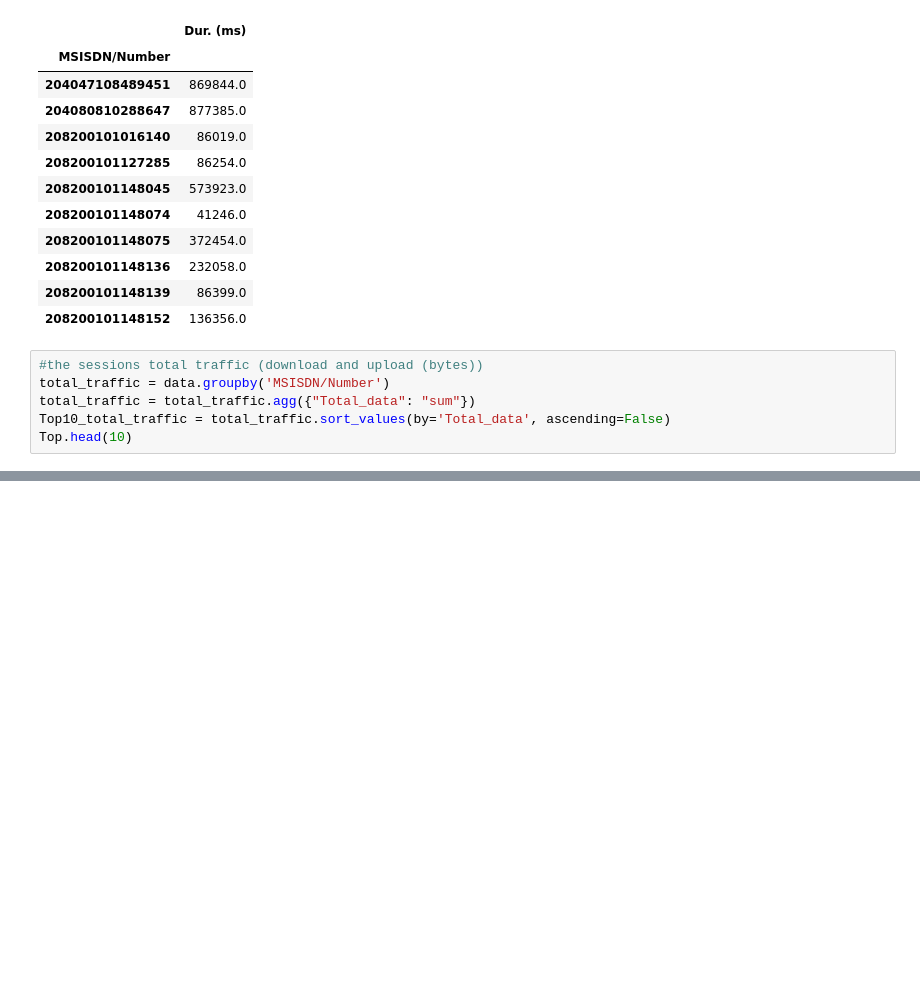
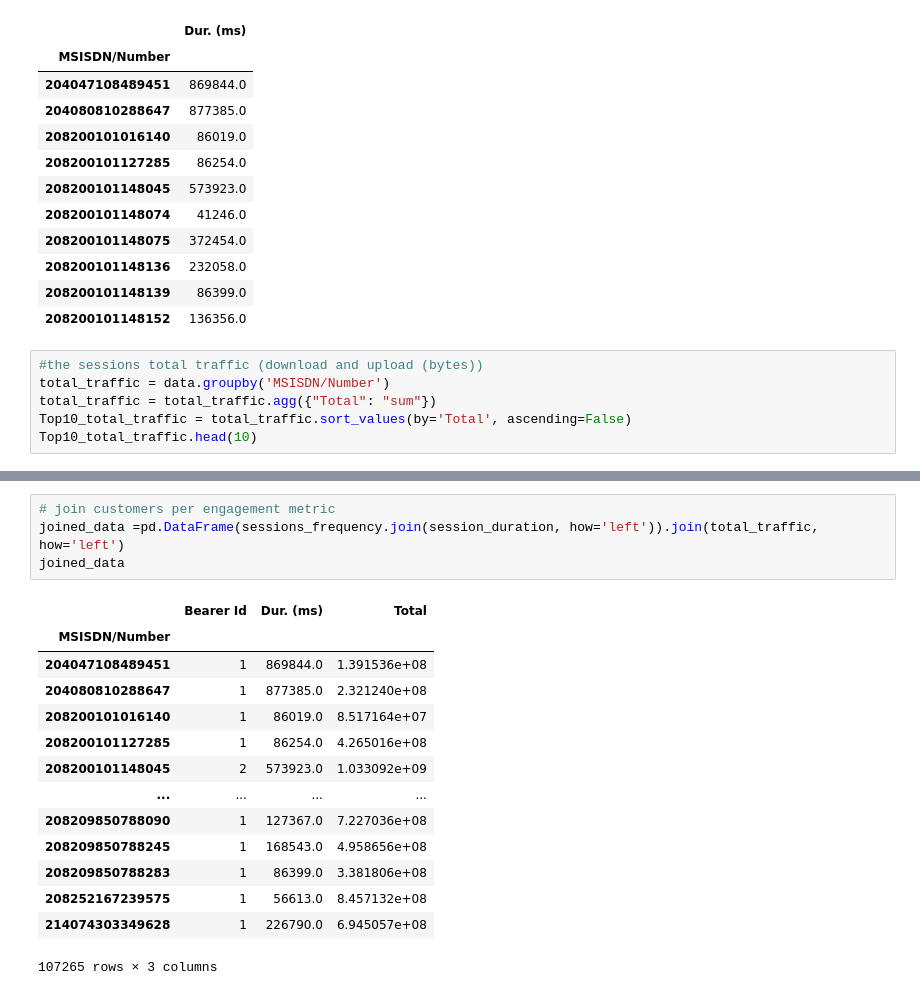
Before and after one commit to luelhagos/User-Analytics-in-the-Telecommunication-Industry, a Jupyter notebook: notebooks/final.ipynb, the cells around one changed output, grey strips where cells are left out. Saved outputs shown, nothing was run; the diff lists cells and outputs as text; blank space fills up the shorter version.

```diff
--- a/notebooks/final.ipynb
+++ b/notebooks/final.ipynb
@@ -665,6 +663,6 @@ session_duration.head(10)
 # %%
 #the sessions total traffic (download and upload (bytes))
 total_traffic = data.groupby('MSISDN/Number')
-total_traffic = total_traffic.agg({"Total_data": "sum"})
-Top10_total_traffic = total_traffic.sort_values(by='Total_data', ascending=False)
-Top.head(10)
+total_traffic = total_traffic.agg({"Total": "sum"})
+Top10_total_traffic = total_traffic.sort_values(by='Total', ascending=False)
+Top10_total_traffic.head(10)
@@ -670,0 +682,19 @@ Top.head(10)
+# %%
+# join customers per engagement metric
+joined_data =pd.DataFrame(sessions_frequency.join(session_duration, how='left')).join(total_traffic, how='left')
+joined_data
+# %% [output]
+|  | Bearer Id | Dur. (ms) | Total |
+| MSISDN/Number |  |  |  |
+| 204047108489451 | 1 | 869844.0 | 1.391536e+08 |
+| 204080810288647 | 1 | 877385.0 | 2.321240e+08 |
+| 208200101016140 | 1 | 86019.0 | 8.517164e+07 |
+| 208200101127285 | 1 | 86254.0 | 4.265016e+08 |
+| 208200101148045 | 2 | 573923.0 | 1.033092e+09 |
+| ... | ... | ... | ... |
+| 208209850788090 | 1 | 127367.0 | 7.227036e+08 |
+| 208209850788245 | 1 | 168543.0 | 4.958656e+08 |
+| 208209850788283 | 1 | 86399.0 | 3.381806e+08 |
+| 208252167239575 | 1 | 56613.0 | 8.457132e+08 |
+| 214074303349628 | 1 | 226790.0 | 6.945057e+08 |
+107265 rows × 3 columns
```
Also changed, not shown: parts of 19 cells of this notebook.
